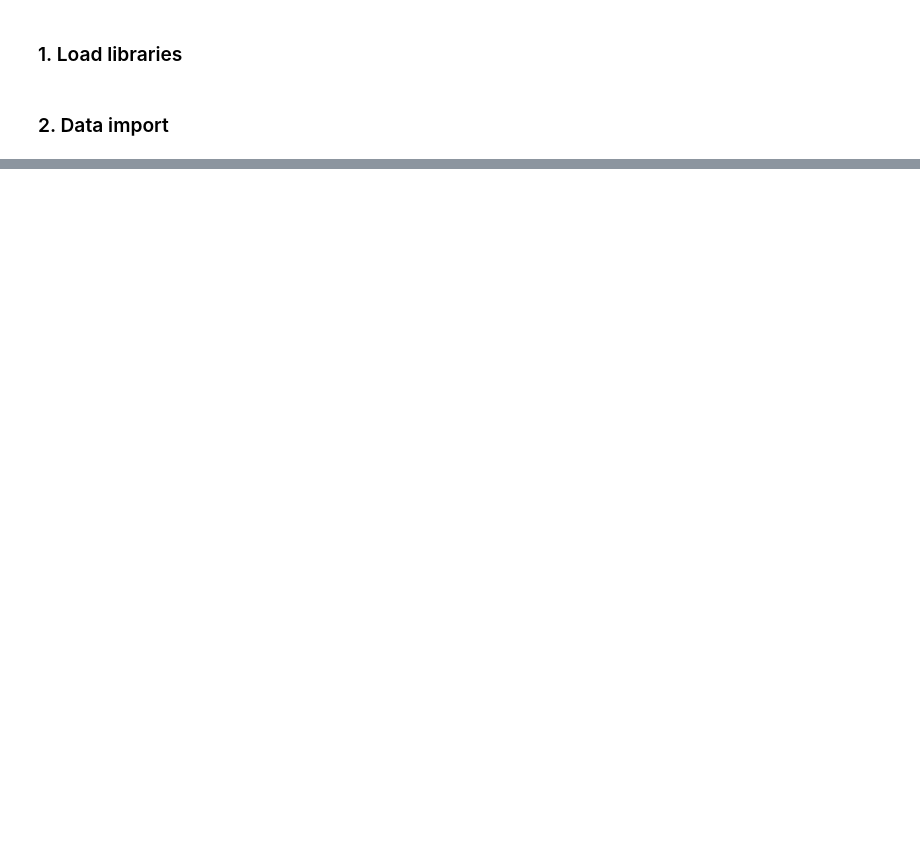
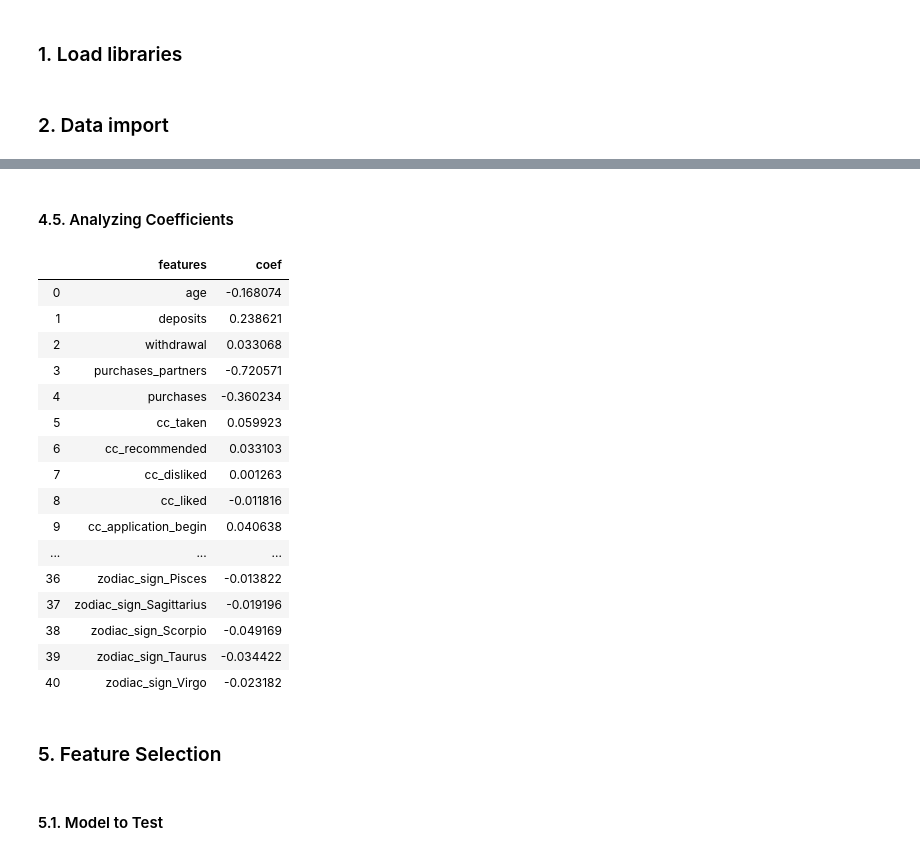
Before and after one commit to annadutkiewicz/Financial_Habits_Analysis, a Jupyter notebook: Financial_Habits_Analysis.ipynb, the cells around one changed output, grey strips where cells are left out. Saved outputs shown, nothing was run; the diff lists cells and outputs as text; code cells hidden in the pictures; blank space fills up the shorter version.

```diff
--- a/Financial_Habits_Analysis.ipynb
+++ b/Financial_Habits_Analysis.ipynb
@@ -120,0 +76,7 @@ df = df.drop(columns=['credit_score', 'rewards_earned']) #get rid of rows with a
+# %%
+random.seed(0)
+higher = np.random.choice(higher, size = len(lower))
+new_indexes = np.concatenate((lower, higher))
+
+X_train = X_train.loc[new_indexes, ]
+y_train = y_train[new_indexes]
@@ -120,0 +87,13 @@ df = df.drop(columns=['credit_score', 'rewards_earned']) #get rid of rows with a
+# %%
+sc_X = StandardScaler()
+X_train2 = pd.DataFrame(sc_X.fit_transform(X_train))
+X_test2 = pd.DataFrame(sc_X.fit_transform(X_test))
+
+X_train2.columns = X_train.columns.values
+X_test2.columns = X_test.columns.values
+
+X_train2.index = X_train.index.values
+X_test2.index = X_test.index.values
+
+X_train = X_train2
+X_test = X_test2
@@ -120,0 +169,26 @@ df = df.drop(columns=['credit_score', 'rewards_earned']) #get rid of rows with a
+# %% [markdown]
+#### 4.5. Analyzing Coefficients
+# %%
+pd.concat([pd.DataFrame(X_train.columns, columns = ['features']),
+          pd.DataFrame(np.transpose(classifier.coef_), columns = ['coef'])],
+         axis = 1)
+# %% [output]
+|  | features | coef |
+| 0 | age | -0.168074 |
+| 1 | deposits | 0.238621 |
+| 2 | withdrawal | 0.033068 |
+| 3 | purchases_partners | -0.720571 |
+| 4 | purchases | -0.360234 |
+| 5 | cc_taken | 0.059923 |
+| 6 | cc_recommended | 0.033103 |
+| 7 | cc_disliked | 0.001263 |
+| 8 | cc_liked | -0.011816 |
+| 9 | cc_application_begin | 0.040638 |
+| ... | ... | ... |
+| 36 | zodiac_sign_Pisces | -0.013822 |
+| 37 | zodiac_sign_Sagittarius | -0.019196 |
+| 38 | zodiac_sign_Scorpio | -0.049169 |
+| 39 | zodiac_sign_Taurus | -0.034422 |
+| 40 | zodiac_sign_Virgo | -0.023182 |
+# %% [markdown]
+### 5. Feature Selection
@@ -120,0 +198,2 @@ df = df.drop(columns=['credit_score', 'rewards_earned']) #get rid of rows with a
+# %% [markdown]
+#### 5.1. Model to Test
```
Also changed, not shown: parts of 67 cells of this notebook.
